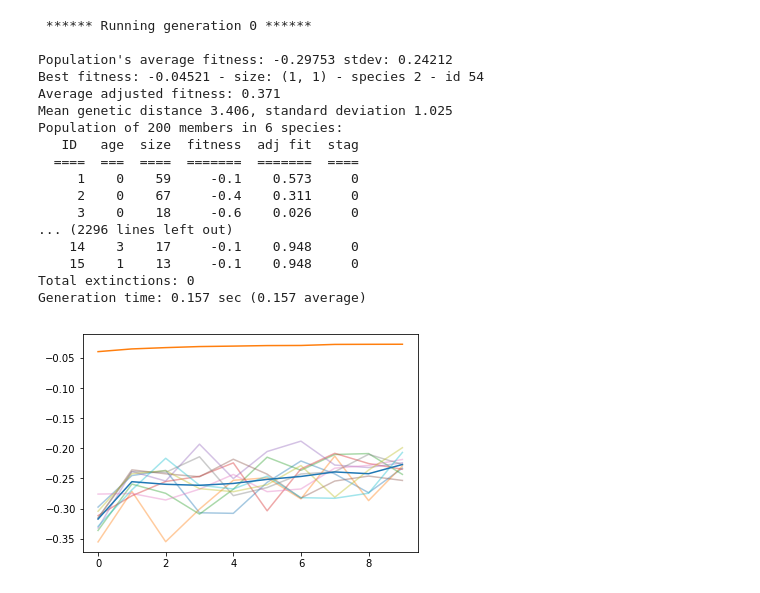
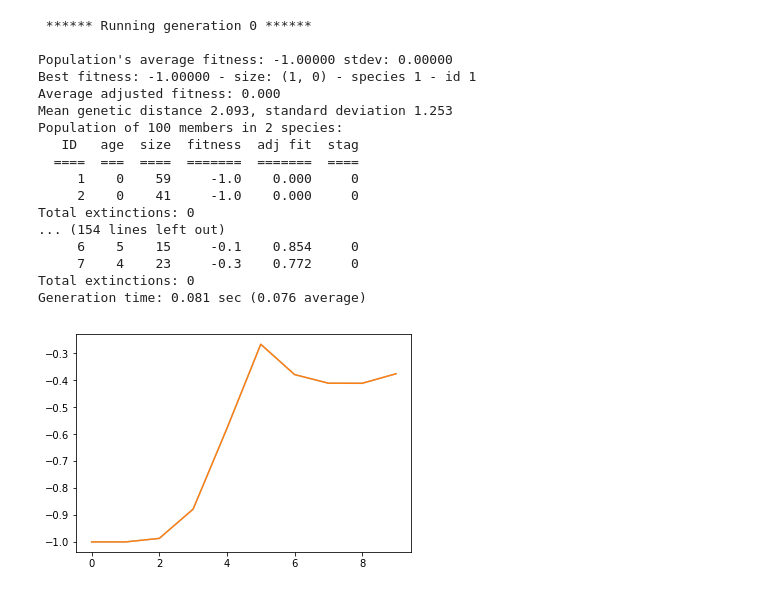
Before and after one commit to lafengxiaoyu/ENN, a Jupyter notebook: lynx/enn10times_lynx.ipynb, the cells around one changed output. Cells and saved outputs as stored; diff of their text form; code cells hidden in the pictures.

```diff
--- a/lynx/enn10times_lynx.ipynb
+++ b/lynx/enn10times_lynx.ipynb
@@ -45,6 +45,7 @@ def eval_genome(genome, config):
     last few lines in the file), otherwise you'll have made a fork bomb
     instead of a neuroevolution demo. :)
     """
+    if_no_connect = True
 
     net = neat.nn.FeedForwardNetwork.create(genome, config)
     error = 0.0
@@ -52,7 +53,13 @@ def eval_genome(genome, config):
         output = net.activate(xi)
         error -= (output[0] - xo[0]) ** 2
         # error -= np.abs(output[0] - xo[0])
-    mse = error/L
+        if float(output[0]) != 0:
+            if_no_connect = False
+
+    if if_no_connect:
+        mse = -1
+    else:
+        mse = error/L
     # mad = error/L
     return mse
 
@@ -86,45 +93,46 @@ config_path = os.path.join(local_dir, "config-feedforward")
 
 stats_list = []
 winner_list = []
-for i in range(10):
+for i in range(1):
     [stats,winner] = run(config_path)
     stats_list.append(stats)
     winner_list.append(winner)
 # %% [output]
  ****** Running generation 0 ******
 
-Population's average fitness: -0.29753 stdev: 0.24212
-Best fitness: -0.04521 - size: (1, 1) - species 2 - id 54
-Average adjusted fitness: 0.371
-Mean genetic distance 3.406, standard deviation 1.025
-Population of 200 members in 6 species:
+Population's average fitness: -1.00000 stdev: 0.00000
+Best fitness: -1.00000 - size: (1, 0) - species 1 - id 1
+Average adjusted fitness: 0.000
+Mean genetic distance 2.093, standard deviation 1.253
+Population of 100 members in 2 species:
    ID   age  size  fitness  adj fit  stag
   ====  ===  ====  =======  =======  ====
-     1    0    59     -0.1    0.573     0
-     2    0    67     -0.4    0.311     0
-     3    0    18     -0.6    0.026     0
-... (2296 lines left out)
-    14    3    17     -0.1    0.948     0
-    15    1    13     -0.1    0.948     0
+     1    0    59     -1.0    0.000     0
+     2    0    41     -1.0    0.000     0
 Total extinctions: 0
-Generation time: 0.157 sec (0.157 average)
+... (154 lines left out)
+     6    5    15     -0.1    0.854     0
+     7    4    23     -0.3    0.772     0
+Total extinctions: 0
+Generation time: 0.081 sec (0.076 average)
 # %%
 avg_fitness_list = []
 best_list = []
 
-for i in range(10):
+for i in range(1):
     generation = range(len(stats_list[i].get_fitness_mean()))
     avg_fitness = np.array(stats_list[i].get_fitness_mean())
     avg_fitness_list.append(avg_fitness)
     best_fitness = [c.fitness for c in stats_list[i].most_fit_genomes]
     best_list.append(best_fitness)
 
     plt.plot(generation, avg_fitness, alpha = 0.4)
+    #plt.plot(generation, best_fitness, alpha = 0.4)
 
 plt.plot(generation, np.average(np.array(avg_fitness_list),axis = 0), label="Average")
-plt.plot(generation, np.average(np.array(best_list),axis = 0), label="Best")
+#plt.plot(generation, np.average(np.array(best_list),axis = 0), label="Best")
 
 
 plt.show()
 # %% [output]
-[figure, old version]
+[figure, new version]
```
Also changed, not shown: parts of 5 cells of this notebook, 9 other files.
